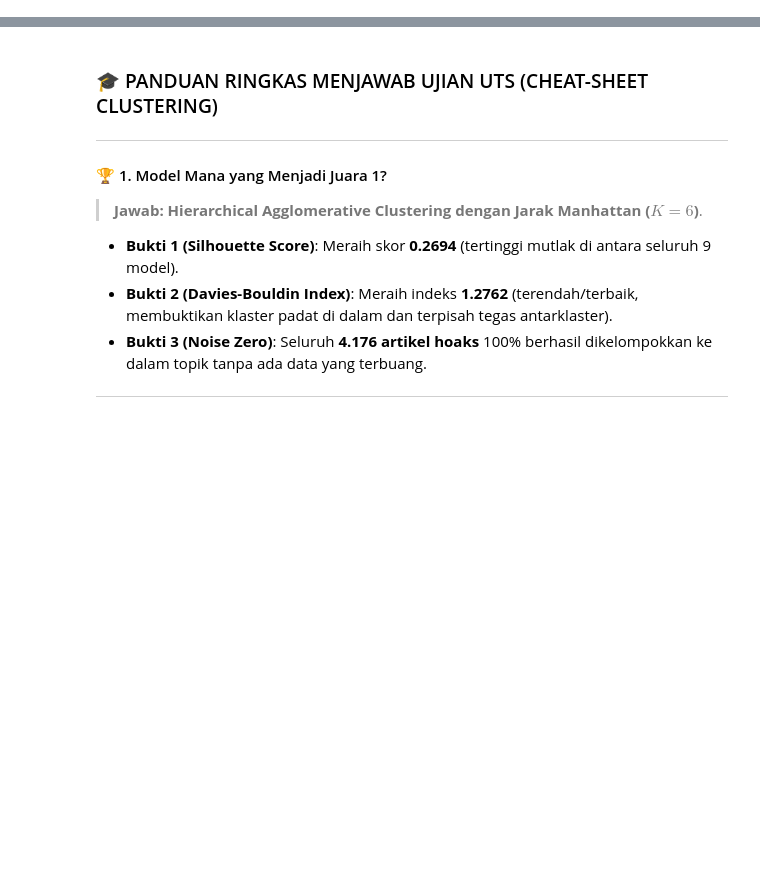
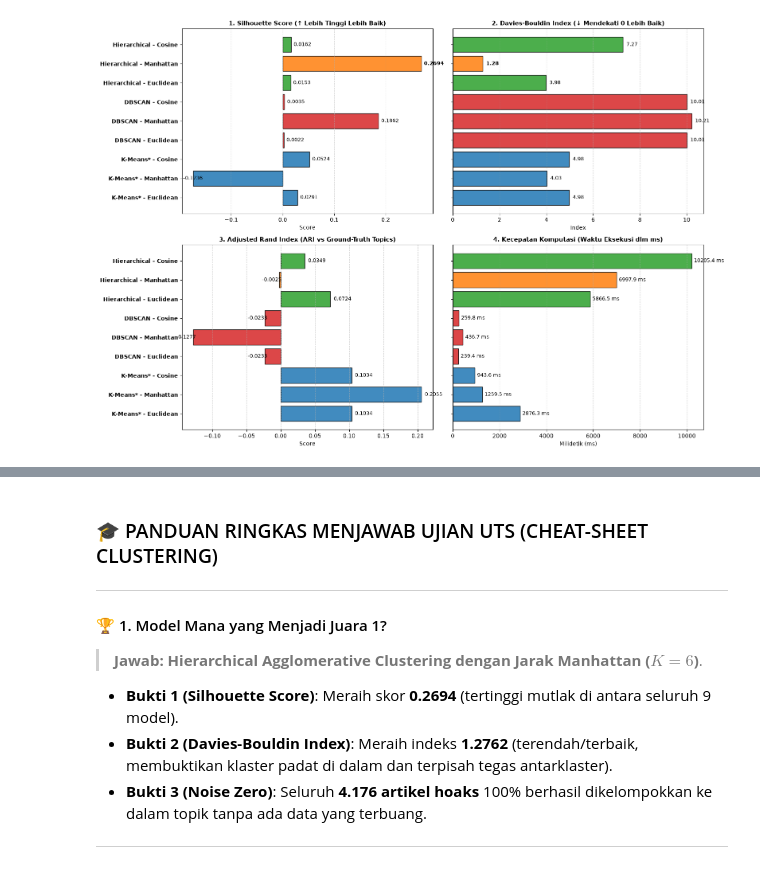
Before and after one commit to M-Aqilaz/HoaxCheckML, a Jupyter notebook: BahanUTS/Perbandingan.ipynb, the cells around one changed output, grey strips where cells are left out. Drawn from its saved outputs; the diff is of its cells as text; code cells hidden in the pictures; blank space fills up the shorter version.

```diff
--- a/BahanUTS/Perbandingan.ipynb
+++ b/BahanUTS/Perbandingan.ipynb
@@ -0,0 +167,56 @@
+# %%
+# Visualisasi Komparasi Metrik Evaluasi Tabel 5.1
+fig, axes = plt.subplots(2, 2, figsize=(16, 11))
+
+models_labels = [f"{r['Algoritma']} - {r['Metrik']}" for r in results_5_1]
+y_idx = np.arange(len(models_labels))
+
+# Palet warna per rumpun algoritma
+colors = ['#1f77b4', '#1f77b4', '#1f77b4',   # K-Means (Biru)
+          '#d62728', '#d62728', '#d62728',   # DBSCAN (Merah)
+          '#2ca02c', '#ff7f0e', '#2ca02c']   # Hierarchical (Hijau & Orange utk Juara 1 Manhattan)
+
+# 1. Silhouette Score (Semakin Tinggi Semakin Baik)
+axes[0, 0].barh(y_idx, df_tabel_5_1['Silhouette'], color=colors, edgecolor='black', alpha=0.85)
+axes[0, 0].set_yticks(y_idx)
+axes[0, 0].set_yticklabels(models_labels, fontsize=10, fontweight='bold')
+axes[0, 0].set_title('1. Silhouette Score (↑ Lebih Tinggi Lebih Baik)', fontsize=11, fontweight='bold')
+axes[0, 0].set_xlabel('Score')
+axes[0, 0].grid(axis='x', linestyle='--', alpha=0.5)
+for i, v in enumerate(df_tabel_5_1['Silhouette']):
+    axes[0, 0].text(v + (0.005 if v >= 0 else -0.02), i, f"{v:.4f}", va='center', fontsize=9, fontweight='bold' if v == df_tabel_5_1['Silhouette'].max() else 'normal')
+
+# 2. Davies-Bouldin Index (Semakin Rendah Semakin Baik)
+axes[0, 1].barh(y_idx, df_tabel_5_1['DBI'], color=colors, edgecolor='black', alpha=0.85)
+axes[0, 1].set_yticks(y_idx)
+axes[0, 1].set_yticklabels([])
+axes[0, 1].set_title('2. Davies-Bouldin Index (↓ Mendekati 0 Lebih Baik)', fontsize=11, fontweight='bold')
+axes[0, 1].set_xlabel('Index')
+axes[0, 1].grid(axis='x', linestyle='--', alpha=0.5)
+for i, v in enumerate(df_tabel_5_1['DBI']):
+    axes[0, 1].text(v + 0.15, i, f"{v:.2f}", va='center', fontsize=9, fontweight='bold' if v == df_tabel_5_1['DBI'].min() else 'normal')
+
+# 3. Adjusted Rand Index (ARI) - Evaluasi Eksternal Ground-Truth
+axes[1, 0].barh(y_idx, df_tabel_5_1['ARI'], color=colors, edgecolor='black', alpha=0.85)
+axes[1, 0].set_yticks(y_idx)
+axes[1, 0].set_yticklabels(models_labels, fontsize=10, fontweight='bold')
+axes[1, 0].set_title('3. Adjusted Rand Index (ARI vs Ground-Truth Topics)', fontsize=11, fontweight='bold')
+axes[1, 0].set_xlabel('Score')
+axes[1, 0].grid(axis='x', linestyle='--', alpha=0.5)
+for i, v in enumerate(df_tabel_5_1['ARI']):
+    axes[1, 0].text(v + (0.005 if v >= 0 else -0.025), i, f"{v:.4f}", va='center', fontsize=9)
+
+# 4. Latensi Waktu Eksekusi (ms)
+axes[1, 1].barh(y_idx, df_tabel_5_1['Waktu (ms)'], color=colors, edgecolor='black', alpha=0.85)
+axes[1, 1].set_yticks(y_idx)
+axes[1, 1].set_yticklabels([])
+axes[1, 1].set_title('4. Kecepatan Komputasi (Waktu Eksekusi dlm ms)', fontsize=11, fontweight='bold')
+axes[1, 1].set_xlabel('Milidetik (ms)')
+axes[1, 1].grid(axis='x', linestyle='--', alpha=0.5)
+for i, v in enumerate(df_tabel_5_1['Waktu (ms)']):
+    axes[1, 1].text(v + 100, i, f"{v:.1f} ms", va='center', fontsize=9)
+
+plt.tight_layout()
+plt.show()
+# %% [output]
+[figure, added]
```
Also changed, not shown: parts of 7 cells of this notebook, 9 other files.
